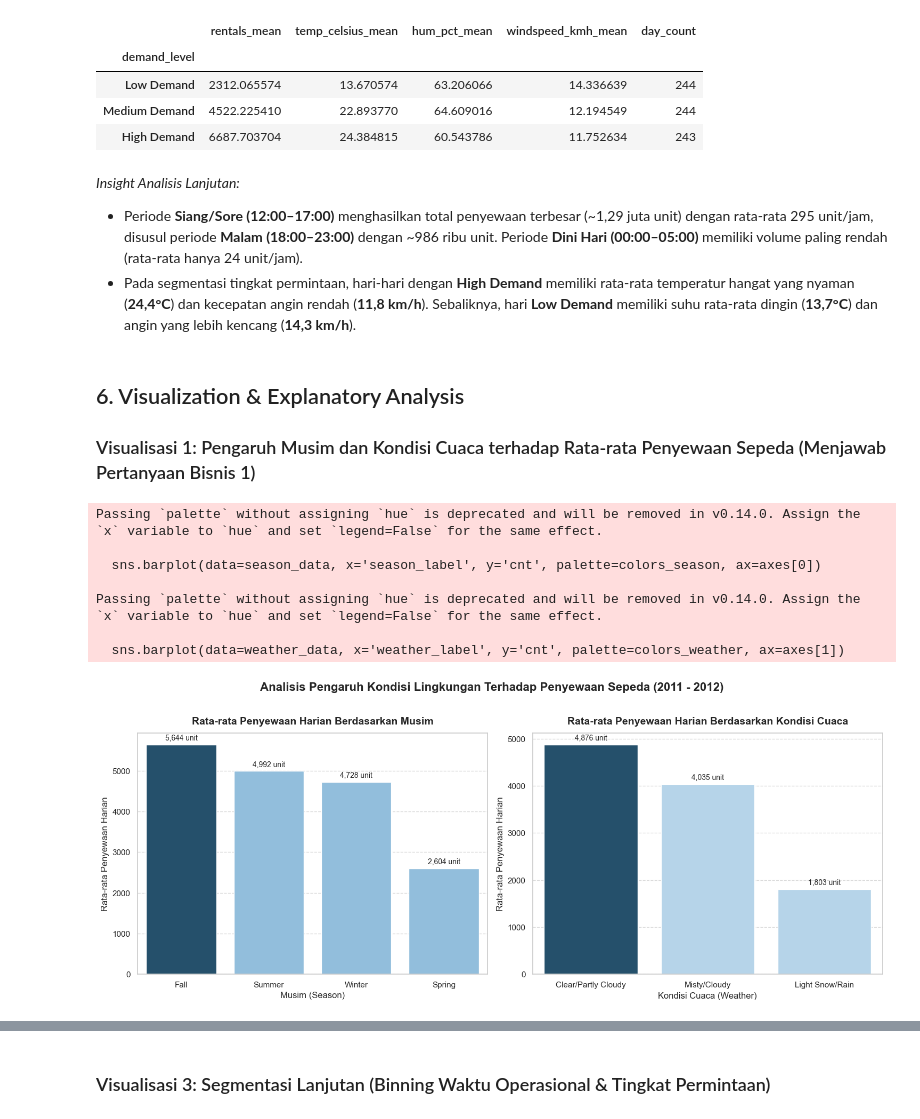
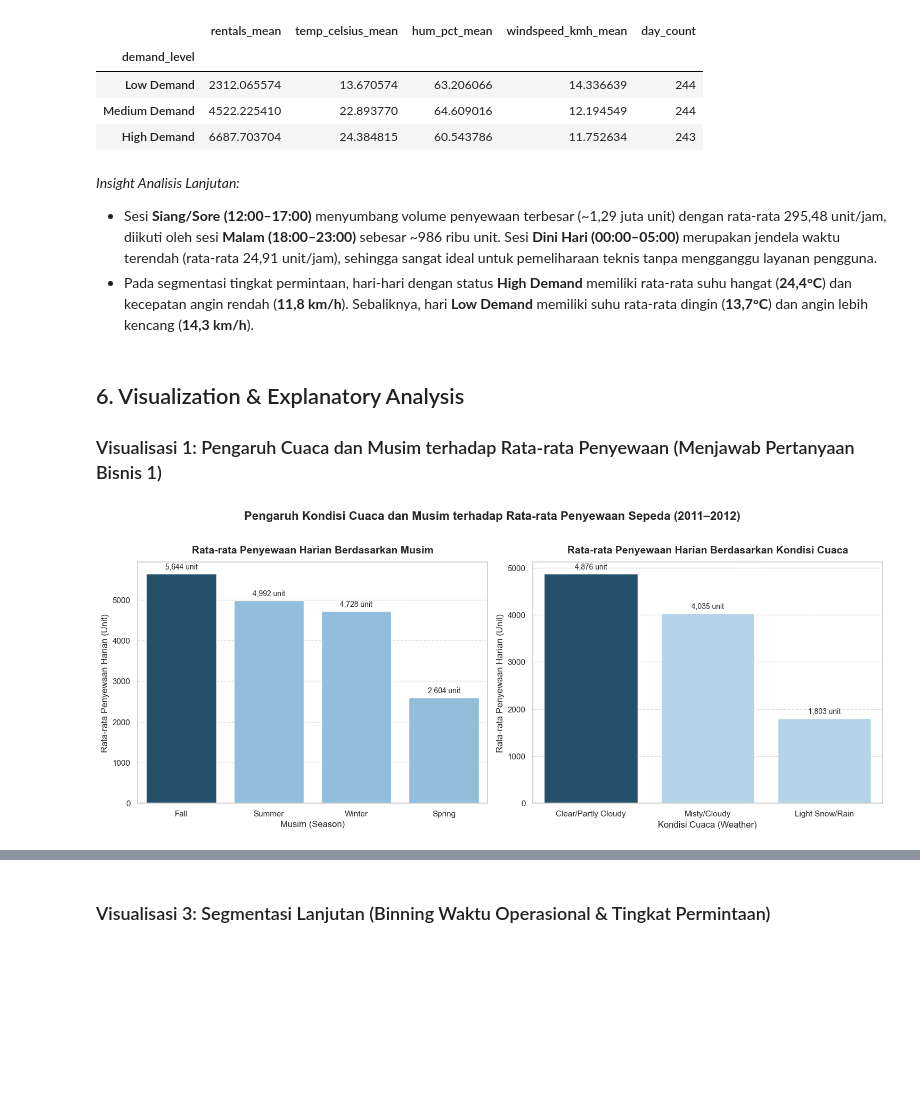
Before and after one commit to ZaxkyyOfficial/dicoding-bike-sharing-dashboard, a Jupyter notebook: notebook.ipynb, the cells around one changed output, grey strips where cells are left out. Drawn from its saved outputs; the diff is of its cells as text; code cells hidden in the pictures; blank space fills up the shorter version.

```diff
--- a/notebook.ipynb
+++ b/notebook.ipynb
@@ -379,61 +378,55 @@ demand_level_summary
 | High Demand | 6687.703704 | 24.384815 | 60.543786 | 11.752634 | 243 |
 # %% [markdown]
 *Insight Analisis Lanjutan:*
-- Periode **Siang/Sore (12:00–17:00)** menghasilkan total penyewaan terbesar (~1,29 juta unit) dengan rata-rata 295 unit/jam, disusul periode **Malam (18:00–23:00)** dengan ~986 ribu unit. Periode **Dini Hari (00:00–05:00)** memiliki volume paling rendah (rata-rata hanya 24 unit/jam).
-- Pada segmentasi tingkat permintaan, hari-hari dengan **High Demand** memiliki rata-rata temperatur hangat yang nyaman (**24,4°C**) dan kecepatan angin rendah (**11,8 km/h**). Sebaliknya, hari **Low Demand** memiliki suhu rata-rata dingin (**13,7°C**) dan angin yang lebih kencang (**14,3 km/h**).
+- Sesi **Siang/Sore (12:00–17:00)** menyumbang volume penyewaan terbesar (~1,29 juta unit) dengan rata-rata 295,48 unit/jam, diikuti oleh sesi **Malam (18:00–23:00)** sebesar ~986 ribu unit. Sesi **Dini Hari (00:00–05:00)** merupakan jendela waktu terendah (rata-rata 24,91 unit/jam), sehingga sangat ideal untuk pemeliharaan teknis tanpa mengganggu layanan pengguna.
+- Pada segmentasi tingkat permintaan, hari-hari dengan status **High Demand** memiliki rata-rata suhu hangat (**24,4°C**) dan kecepatan angin rendah (**11,8 km/h**). Sebaliknya, hari **Low Demand** memiliki suhu rata-rata dingin (**13,7°C**) dan angin lebih kencang (**14,3 km/h**).
 # %% [markdown]
 ## 6. Visualization & Explanatory Analysis
 
-### Visualisasi 1: Pengaruh Musim dan Kondisi Cuaca terhadap Rata-rata Penyewaan Sepeda (Menjawab Pertanyaan Bisnis 1)
+### Visualisasi 1: Pengaruh Cuaca dan Musim terhadap Rata-rata Penyewaan (Menjawab Pertanyaan Bisnis 1)
 # %%
 fig, axes = plt.subplots(1, 2, figsize=(15, 6))
 
-# Plot Musim
+# Panel Kiri: Rata-rata Penyewaan Harian Menurut Musim
 season_order = ['Fall', 'Summer', 'Winter', 'Spring']
 season_data = day_df.groupby('season_label')['cnt'].mean().reindex(season_order).reset_index()
 colors_season = ['#1a5276' if x == season_data['cnt'].max() else '#85c1e9' for x in season_data['cnt']]
 
-sns.barplot(data=season_data, x='season_label', y='cnt', palette=colors_season, ax=axes[0])
+sns.barplot(data=season_data, x='season_label', y='cnt', hue='season_label', palette=colors_season, legend=False, ax=axes[0])
 axes[0].set_title('Rata-rata Penyewaan Harian Berdasarkan Musim', fontsize=14, fontweight='bold', pad=12)
 axes[0].set_xlabel('Musim (Season)', fontsize=12)
-axes[0].set_ylabel('Rata-rata Penyewaan Harian', fontsize=12)
+axes[0].set_ylabel('Rata-rata Penyewaan Harian (Unit)', fontsize=12)
 axes[0].grid(axis='y', linestyle='--', alpha=0.7)
 
-# Anotasi angka pada batang
+# Anotasi angka pada batang grafik musim
 for p in axes[0].patches:
     height = p.get_height()
     axes[0].annotate(f'{int(height):,} unit',
                      (p.get_x() + p.get_width() / 2., height),
                      ha='center', va='bottom', fontsize=10,
                      xytext=(0, 4), textcoords='offset points')
 
-# Plot Cuaca
+# Panel Kanan: Rata-rata Penyewaan Harian Menurut Kondisi Cuaca
 weather_order = ['Clear/Partly Cloudy', 'Misty/Cloudy', 'Light Snow/Rain']
 weather_data = day_df.groupby('weather_label')['cnt'].mean().reindex(weather_order).reset_index()
 colors_weather = ['#1a5276' if x == weather_data['cnt'].max() else '#aed6f1' for x in weather_data['cnt']]
 
-sns.barplot(data=weather_data, x='weather_label', y='cnt', palette=colors_weather, ax=axes[1])
+sns.barplot(data=weather_data, x='weather_label', y='cnt', hue='weather_label', palette=colors_weather, legend=False, ax=axes[1])
 axes[1].set_title('Rata-rata Penyewaan Harian Berdasarkan Kondisi Cuaca', fontsize=14, fontweight='bold', pad=12)
 axes[1].set_xlabel('Kondisi Cuaca (Weather)', fontsize=12)
-axes[1].set_ylabel('Rata-rata Penyewaan Harian', fontsize=12)
+axes[1].set_ylabel('Rata-rata Penyewaan Harian (Unit)', fontsize=12)
 axes[1].grid(axis='y', linestyle='--', alpha=0.7)
 
+# Anotasi angka pada batang grafik cuaca
 for p in axes[1].patches:
     height = p.get_height()
     axes[1].annotate(f'{int(height):,} unit',
                      (p.get_x() + p.get_width() / 2., height),
                      ha='center', va='bottom', fontsize=10,
                      xytext=(0, 4), textcoords='offset points')
 
-plt.suptitle('Analisis Pengaruh Kondisi Lingkungan Terhadap Penyewaan Sepeda (2011 - 2012)', fontsize=16, fontweight='bold', y=1.02)
+plt.suptitle('Pengaruh Kondisi Cuaca dan Musim terhadap Rata-rata Penyewaan Sepeda (2011–2012)', fontsize=16, fontweight='bold', y=1.02)
 plt.tight_layout()
 plt.show()
 # %% [output]
-Passing `palette` without assigning `hue` is deprecated and will be removed in v0.14.0. Assign the `x` variable to `hue` and set `legend=False` for the same effect.
-
-  sns.barplot(data=season_data, x='season_label', y='cnt', palette=colors_season, ax=axes[0])
-
-Passing `palette` without assigning `hue` is deprecated and will be removed in v0.14.0. Assign the `x` variable to `hue` and set `legend=False` for the same effect.
-
-  sns.barplot(data=weather_data, x='weather_label', y='cnt', palette=colors_weather, ax=axes[1])
-[figure, old version]
+[figure, new version]
```
Also changed, not shown: parts of 21 cells of this notebook, 2 other files.
